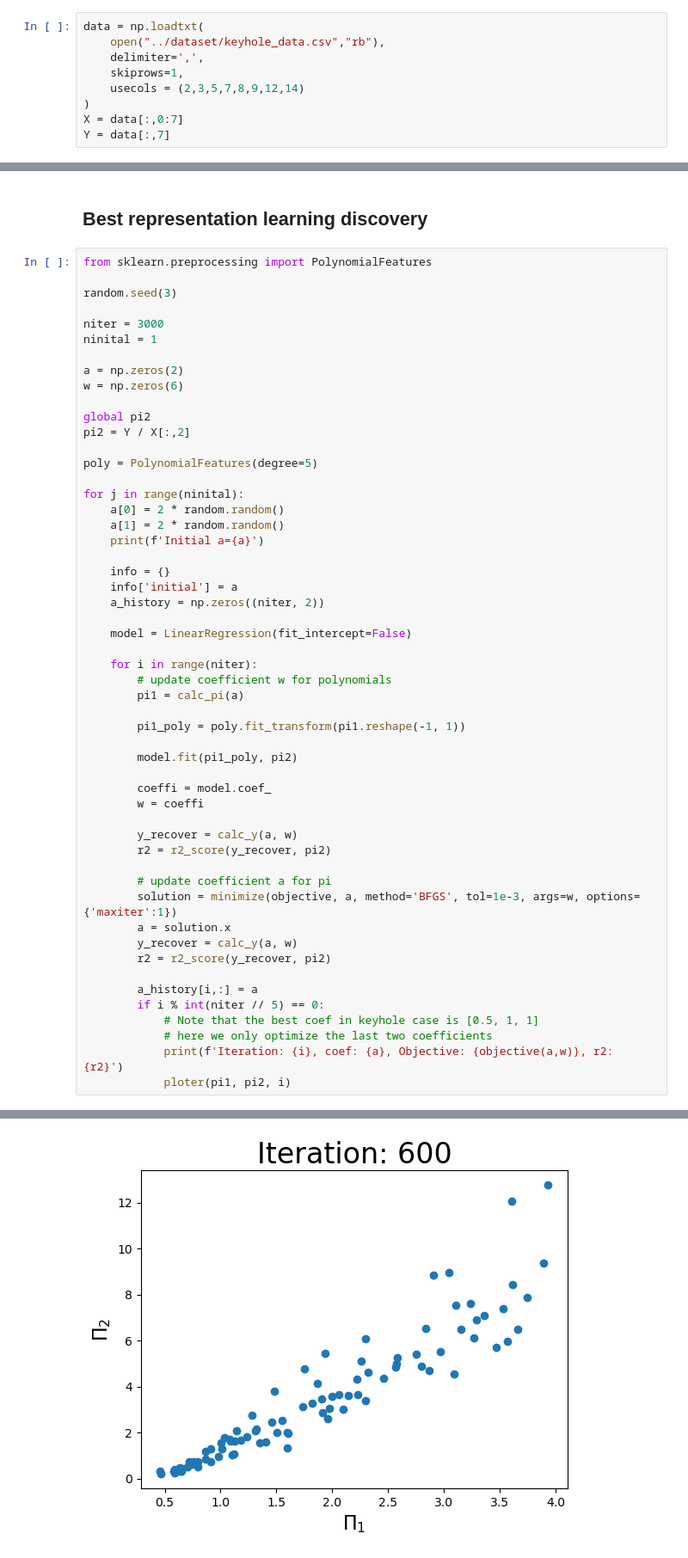
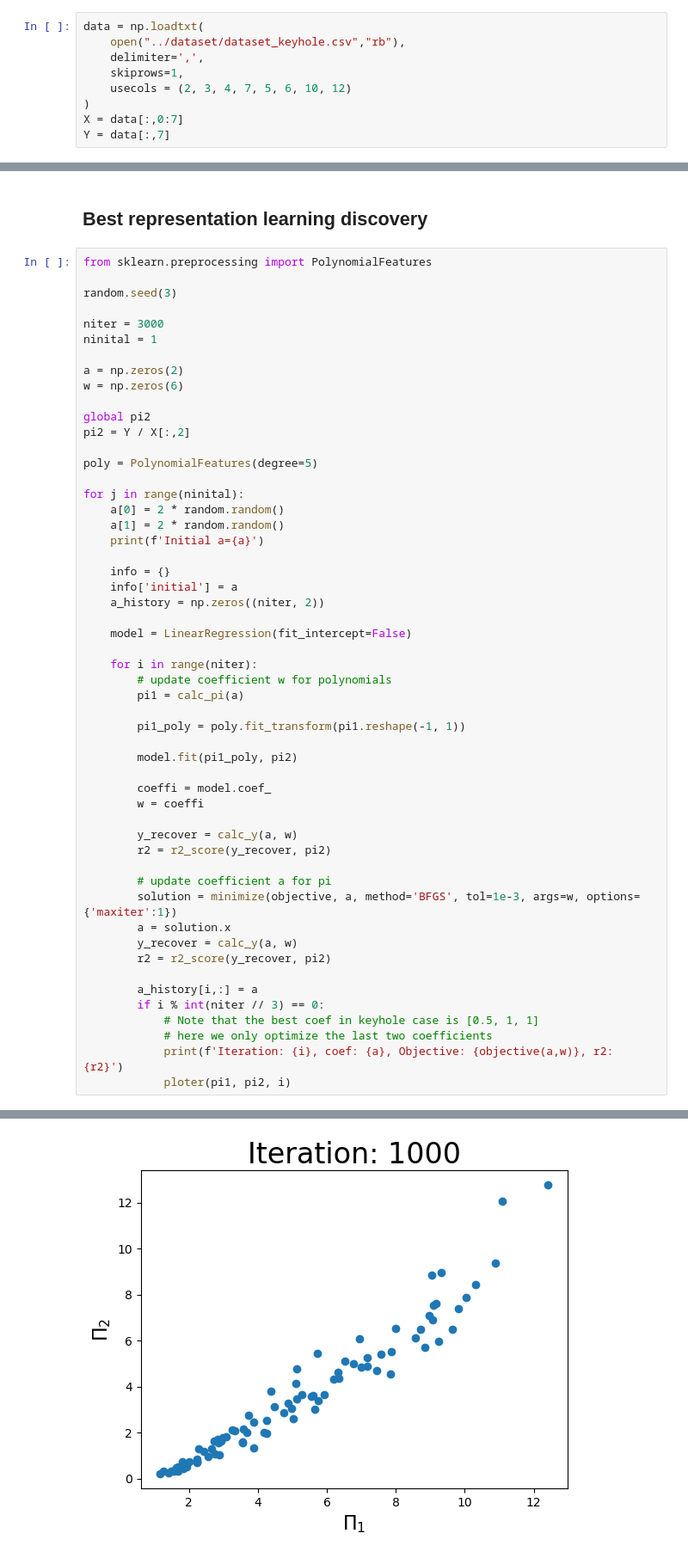
Before and after one commit to xiaoyuxie-vico/PyDimension, a Jupyter notebook: scaling_law/gradient_descent.ipynb, the cells around one changed output, grey strips where cells are left out. Shown: that part at 86% size. Saved outputs shown, nothing was run; the diff lists cells and outputs as text.

Commit message:
combine dataset

```diff
--- a/scaling_law/gradient_descent.ipynb
+++ b/scaling_law/gradient_descent.ipynb
@@ -29,10 +29,10 @@ $f(\eta P,V_s,r_0, C_p, \alpha, \rho, T_l-T_0)=e$
 ## Load dataset
 # %%
 data = np.loadtxt(
-    open("../dataset/keyhole_data.csv","rb"),
+    open("../dataset/dataset_keyhole.csv","rb"),
     delimiter=',',
     skiprows=1,
-    usecols = (2,3,5,7,8,9,12,14)
+    usecols = (2, 3, 4, 7, 5, 6, 10, 12)
 )
 X = data[:,0:7]
 Y = data[:,7]
@@ -200,7 +200,7 @@ for j in range(ninital):
         r2 = r2_score(y_recover, pi2)
 
         a_history[i,:] = a
-        if i % int(niter // 5) == 0:
+        if i % int(niter // 3) == 0:
             # Note that the best coef in keyhole case is [0.5, 1, 1]
             # here we only optimize the last two coefficients
             print(f'Iteration: {i}, coef: {a}, Objective: {objective(a,w)}, r2: {r2}')
@@ -213 +213 @@ Iteration: 600, coef: [0.79426792 0.94069677], Objective: 0.8901418758811607, r2
-[figure, old version]
+[figure, new version]
```
Also changed, not shown: parts of 1 cell of this notebook, 1 other file.
